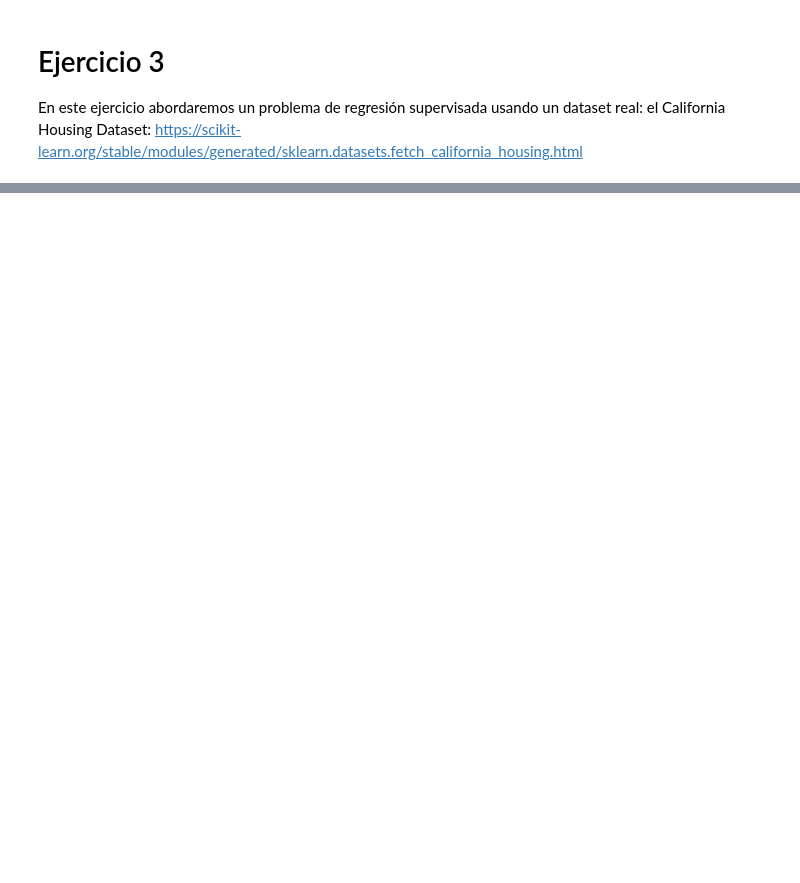
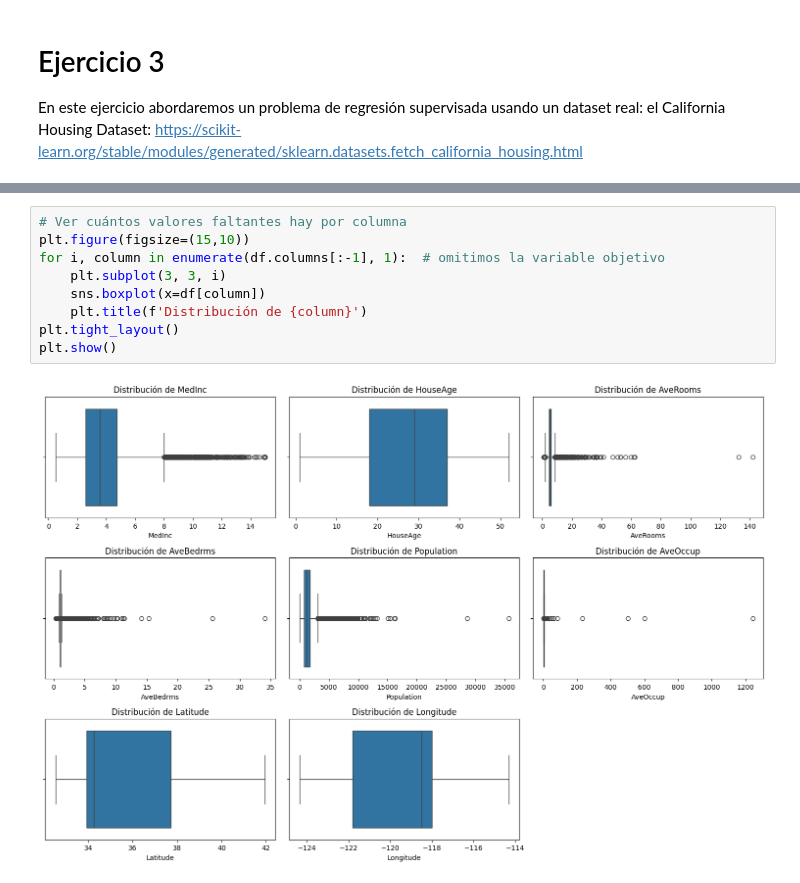
Before and after one commit to itriscan/Tarea-U3-INFO257, a Jupyter notebook: ejercicio_3.ipynb, the cells around one changed output, grey strips where cells are left out. Cells and saved outputs as stored; diff of their text form; blank space fills up the shorter version.

```diff
--- a/ejercicio_3.ipynb
+++ b/ejercicio_3.ipynb
@@ -27,0 +66,11 @@ df
+# %%
+# Ver cuántos valores faltantes hay por columna
+plt.figure(figsize=(15,10))
+for i, column in enumerate(df.columns[:-1], 1):  # omitimos la variable objetivo
+    plt.subplot(3, 3, i)
+    sns.boxplot(x=df[column])
+    plt.title(f'Distribución de {column}')
+plt.tight_layout()
+plt.show()
+# %% [output]
+[figure, added]
```
Also changed, not shown: parts of 37 cells of this notebook, 1 other file.
